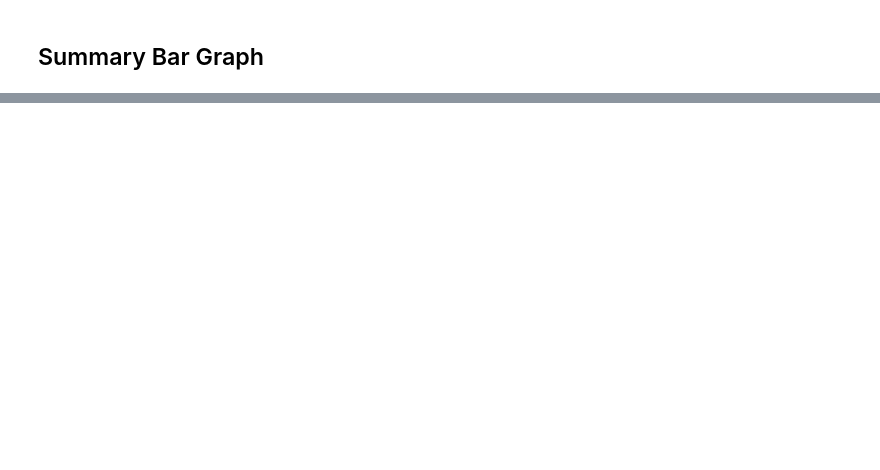
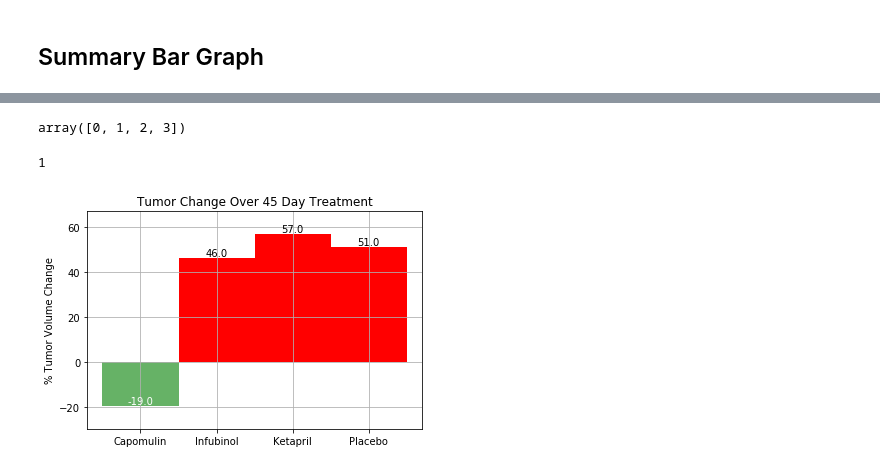
Before and after one commit to jungsik89/databootcamp-homework, a Jupyter notebook: Unit5-Matplotlib/Pymaceuticals/pymaceuticals_WorkingCopy_01.ipynb, the cells around one changed output, grey strips where cells are left out. Drawn from its saved outputs; the diff is of its cells as text; code cells hidden in the pictures; blank space fills up the shorter version.

```diff
--- a/Unit5-Matplotlib/Pymaceuticals/pymaceuticals_WorkingCopy_01.ipynb
+++ b/Unit5-Matplotlib/Pymaceuticals/pymaceuticals_WorkingCopy_01.ipynb
@@ -456,0 +417,14 @@ fig.show()
+# %%
+# Calculate the percent changes for each drug
+#avg_change =(capomulin_series[9] - capomulin_series[1]) / capomulin_series[1] * 100
+
+
+capomulin_series = reduced_mean_tumor_pivot_df['Capomulin']
+infubinol_series = reduced_mean_tumor_pivot_df['Infubinol']
+ketapril_series = reduced_mean_tumor_pivot_df['Ketapril']
+placebo_series = reduced_mean_tumor_pivot_df['Placebo']
+
+capomulin_percent_change = (capomulin_series[45] - capomulin_series[0]) / capomulin_series[0] * 100
+infubinol_percent_change = (infubinol_series[45] - infubinol_series[0]) / infubinol_series[0] * 100
+ketapril_percent_change = (ketapril_series[45] - ketapril_series[0]) / ketapril_series[0] * 100
+placebo_percent_change = (placebo_series[45] - placebo_series[0]) / placebo_series[0] * 100
@@ -457,2 +447,63 @@ fig.show()
+# %%
+x_axis
+# %% [output]
+array([0, 1, 2, 3])
+# %%
+x_axis[1]
+# %% [output]
+1
+# %%
+# Store all Relevant Percent Changes into a Tuple
+percent_change = (capomulin_percent_change,infubinol_percent_change,ketapril_percent_change,placebo_percent_change)
+percent_change
+# Splice the data between passing and failing drugs
+dataPass=percent_change[0]
+dataFail=percent_change[1:]
+y_tick = [-20,0,20,40,60]
+x_axis = np.arange(len(percent_change))
+fig, ax=plt.subplots()
+
+ax.bar(x_axis[0],dataPass,color='green',width=1,alpha=0.6)
+ax.bar(x_axis[1:],dataFail,color='red',width=1)
+ax.set_ylim(min(percent_change)-10,max(percent_change)+10)
+ax.set_title('Tumor Change Over 45 Day Treatment')
+ax.set_xticks(x_axis)
+ax.set_yticks(y_tick)
+ax.set_xticklabels(mainDrug)
+ax.set(ylabel='% Tumor Volume Change')
+ax.grid(True)
+
+
+capomulin_percent = round(percent_change[0])
+infubinol_percent= round(percent_change[1])
+ketapril_percent= round(percent_change[2])
+placebo_percent= round(percent_change[3])
+
+ax.text(x_axis[0], dataPass, capomulin_percent, fontsize=10,ha='center',va='bottom',color='white')
+ax.text(x_axis[1], dataFail[0], infubinol_percent, fontsize=10,ha='center',va='bottom',color='black')
+ax.text(x_axis[2], dataFail[1], ketapril_percent, fontsize=10,ha='center',va='bottom',color='black')
+ax.text(x_axis[3], dataFail[2], placebo_percent, fontsize=10,ha='center',va='bottom',color='black')
+# plt.bar(mainDrug, percent_change, align='center',alpha=0.8,width=1)
+# plt.grid()
+# plt.title('Tumor Change Over 45 Days Treatment')
+# plt.xlabel('Drugs')
+# plt.ylabel('% of Tumor Volume Change')
+# plt.ylim(min(percent_change) -20, max(percent_change) + 20)
+# Orient widths. Add labels, tick marks, etc.
+
+
+# Use functions to label the percentages of changes
+
+
+# Call functions to implement the function calls
+
+#function to determine
+# Save the Figure
+plt.savefig(os.path.join('tumor_change_over_45_days.png'))
+
+# Show the Figure
+fig.show()
+# %% [output]
+[figure, added]
 # %% [markdown]
 ![Metastatic Spread During Treatment](../Images/change.png)
```
Also changed, not shown: parts of 20 cells of this notebook, 2 other files.
